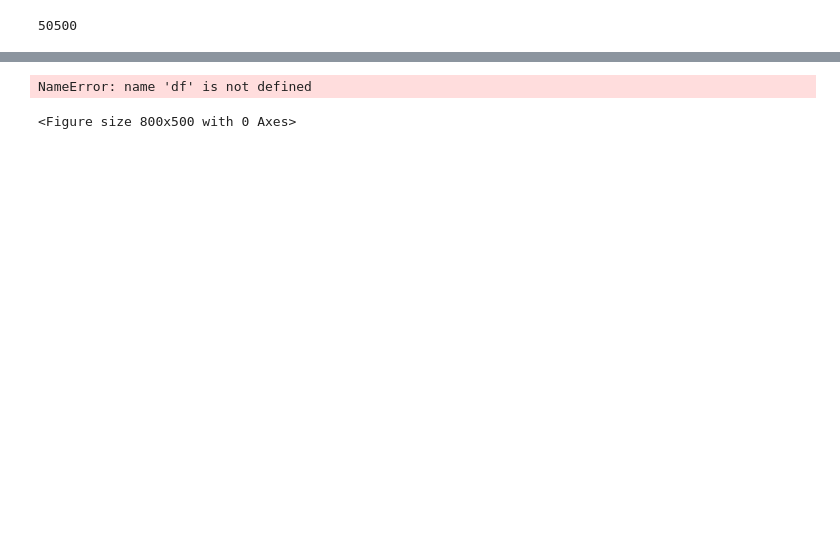
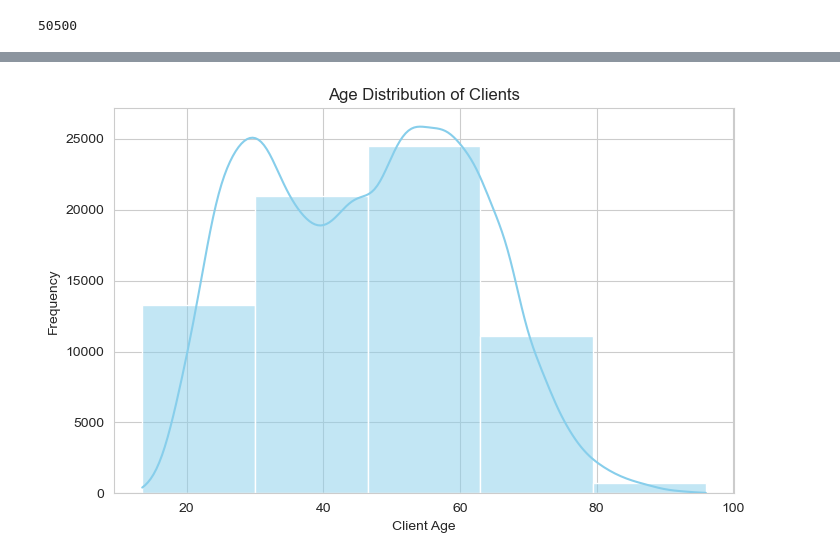
Before and after one commit to aicanizares/vanguard-ab-test, a Jupyter notebook: vanguard.ipynb, the cells around one changed output, grey strips where cells are left out. Cells and saved outputs as stored; diff of their text form; code cells hidden in the pictures; blank space fills up the shorter version.

```diff
--- a/vanguard.ipynb
+++ b/vanguard.ipynb
@@ -300,21 +368,18 @@ plt.show()
 # Create visualization for age. Are the primary clients younger or older, new or long-standing?
 # THIS IS DONE.
 # %%
-# Sort age data explicitly from low to high
-df_final_demo = df_final_demo.sort_values(by="clnt_age")
-
 # Set visualization style
 sns.set_style("whitegrid")
 
+# Create histogram
 plt.figure(figsize=(8, 5))
-sns.histplot(df["clnt_age"], bins=5, kde=True, color="skyblue")
+sns.histplot(df_merged["clnt_age"], bins=5, kde=True, color="skyblue")
 plt.title("Age Distribution of Clients")
 plt.xlabel("Client Age")
 plt.ylabel("Frequency")
 plt.show()
 # %% [output]
-NameError: name 'df' is not defined
-<Figure size 800x500 with 0 Axes>
+[figure, added]
 # %%
 # Create visualization for tenure. Are the primary clients new or long-standing?
 # THIS IS DONE.
```
Also changed, not shown: parts of 36 cells of this notebook.
